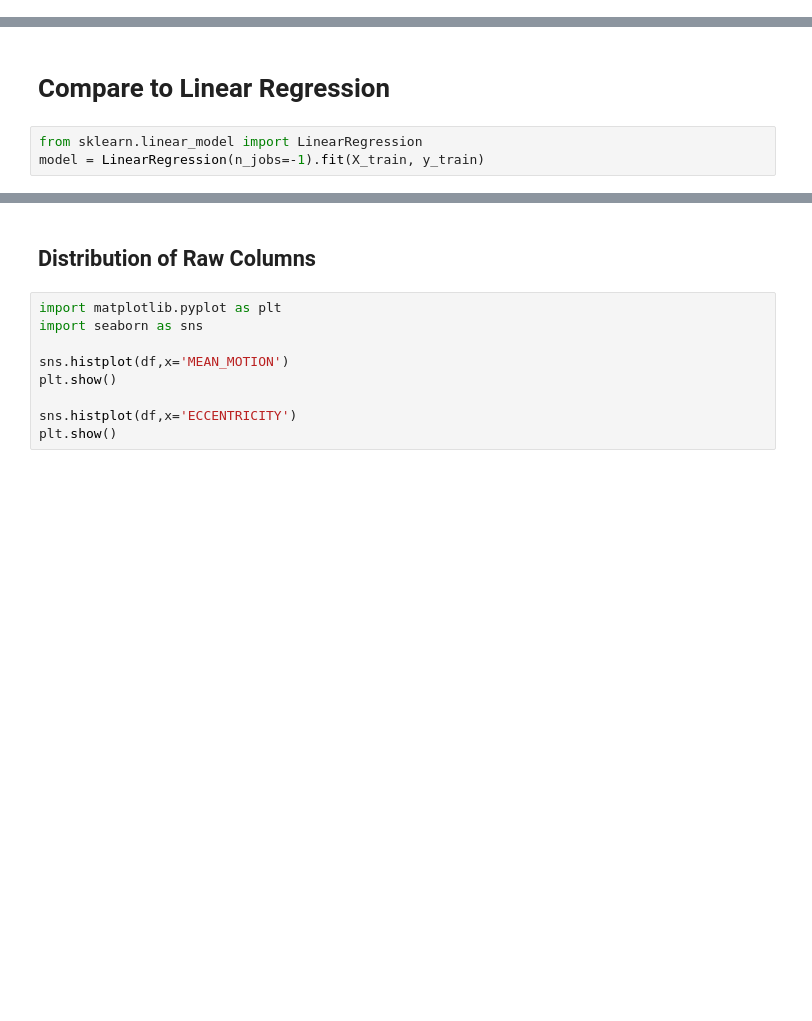
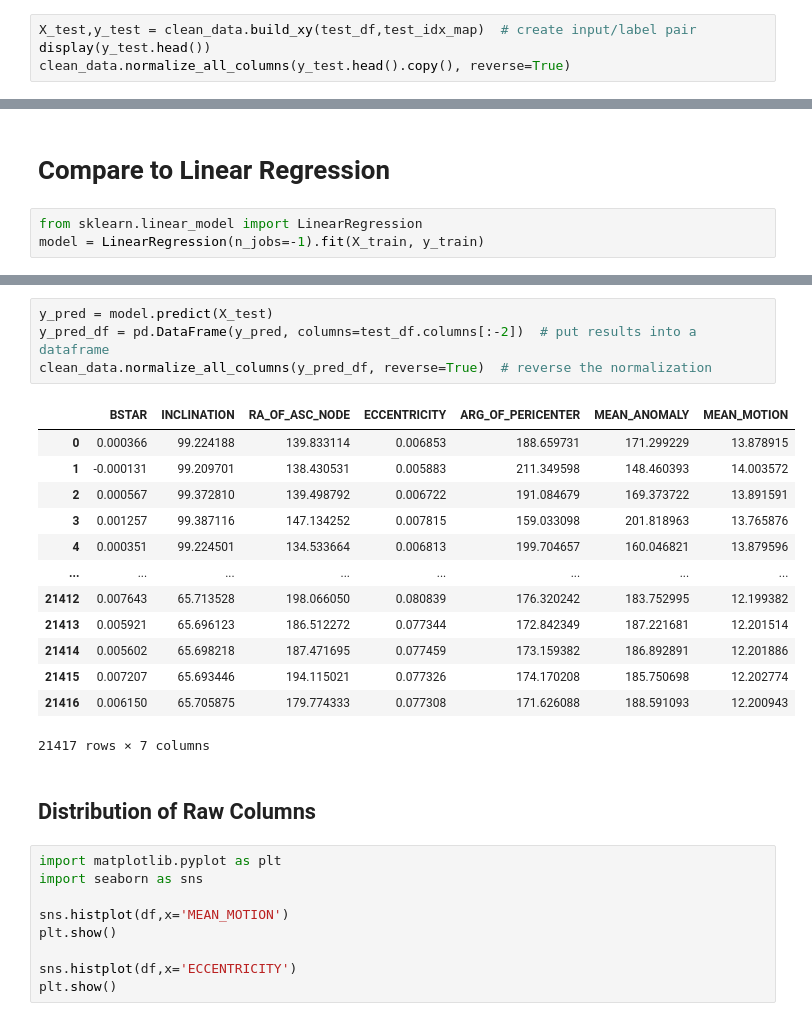
Before and after one commit to cm-tle-pred/tle-prediction, a Jupyter notebook: models/model_0/playground.ipynb, the cells around one changed output, grey strips where cells are left out. Drawn from its saved outputs; the diff is of its cells as text; blank space fills up the shorter version.

```diff
--- a/models/model_0/playground.ipynb
+++ b/models/model_0/playground.ipynb
@@ -146,0 +184,4 @@ clean_data.normalize_all_columns(y_pred_df, reverse=True)  # reverse the normali
+# %%
+X_test,y_test = clean_data.build_xy(test_df,test_idx_map)  # create input/label pair
+display(y_test.head())
+clean_data.normalize_all_columns(y_test.head().copy(), reverse=True)
@@ -186,3 +246,21 @@ clean_data.normalize_all_columns(y_train, reverse=True) # actual y_train
+# %%
+y_pred = model.predict(X_test)
+y_pred_df = pd.DataFrame(y_pred, columns=test_df.columns[:-2])  # put results into a dataframe
+clean_data.normalize_all_columns(y_pred_df, reverse=True)  # reverse the normalization
+# %% [output]
+|  | BSTAR | INCLINATION | RA_OF_ASC_NODE | ECCENTRICITY | ARG_OF_PERICENTER | MEAN_ANOMALY | MEAN_MOTION |
+| 0 | 0.000366 | 99.224188 | 139.833114 | 0.006853 | 188.659731 | 171.299229 | 13.878915 |
+| 1 | -0.000131 | 99.209701 | 138.430531 | 0.005883 | 211.349598 | 148.460393 | 14.003572 |
+| 2 | 0.000567 | 99.372810 | 139.498792 | 0.006722 | 191.084679 | 169.373722 | 13.891591 |
+| 3 | 0.001257 | 99.387116 | 147.134252 | 0.007815 | 159.033098 | 201.818963 | 13.765876 |
+| 4 | 0.000351 | 99.224501 | 134.533664 | 0.006813 | 199.704657 | 160.046821 | 13.879596 |
+| ... | ... | ... | ... | ... | ... | ... | ... |
+| 21412 | 0.007643 | 65.713528 | 198.066050 | 0.080839 | 176.320242 | 183.752995 | 12.199382 |
+| 21413 | 0.005921 | 65.696123 | 186.512272 | 0.077344 | 172.842349 | 187.221681 | 12.201514 |
+| 21414 | 0.005602 | 65.698218 | 187.471695 | 0.077459 | 173.159382 | 186.892891 | 12.201886 |
+| 21415 | 0.007207 | 65.693446 | 194.115021 | 0.077326 | 174.170208 | 185.750698 | 12.202774 |
+| 21416 | 0.006150 | 65.705875 | 179.774333 | 0.077308 | 171.626088 | 188.591093 | 12.200943 |
+21417 rows × 7 columns
 # %% [markdown]
 ## Distribution of Raw Columns
 # %%
```
Also changed, not shown: parts of 21 cells of this notebook, 2 other files.
